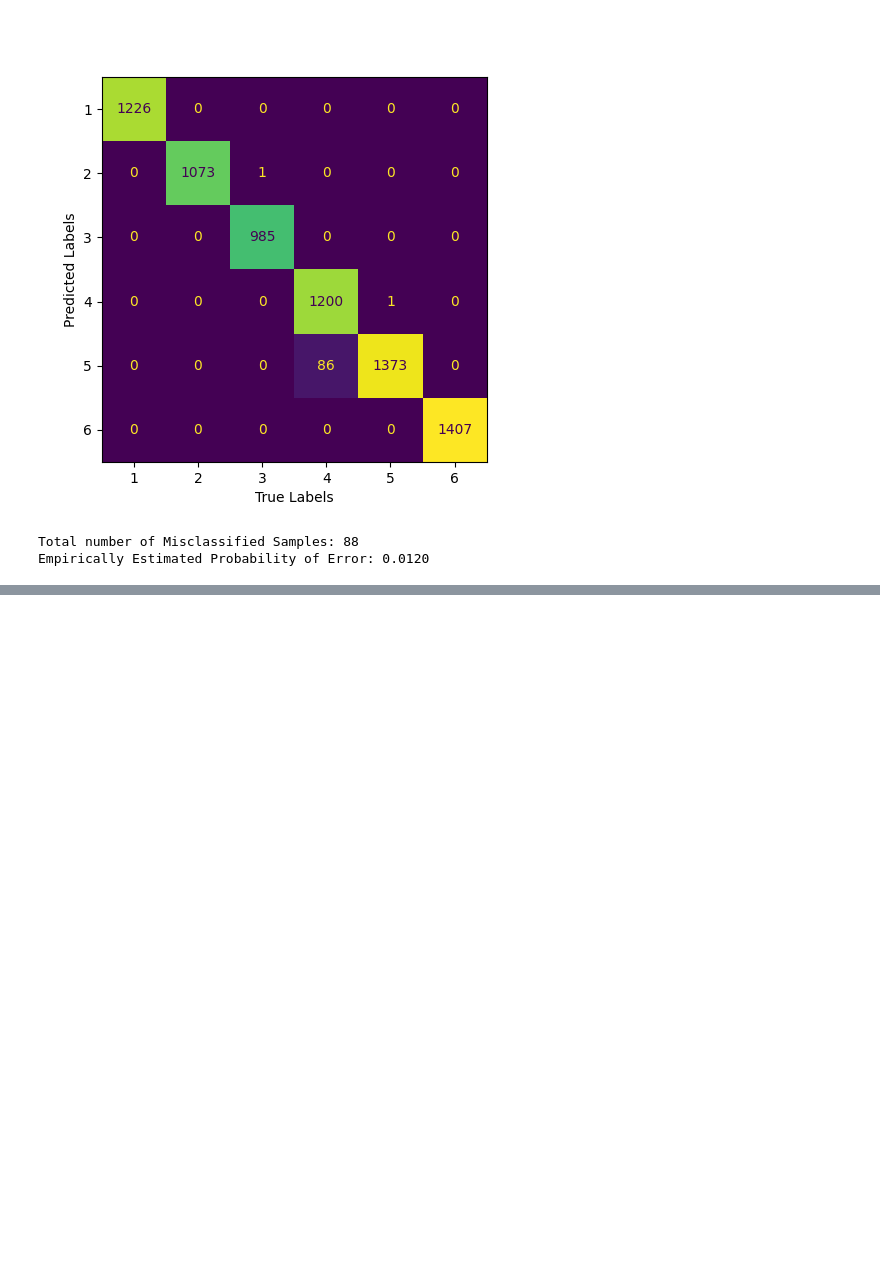
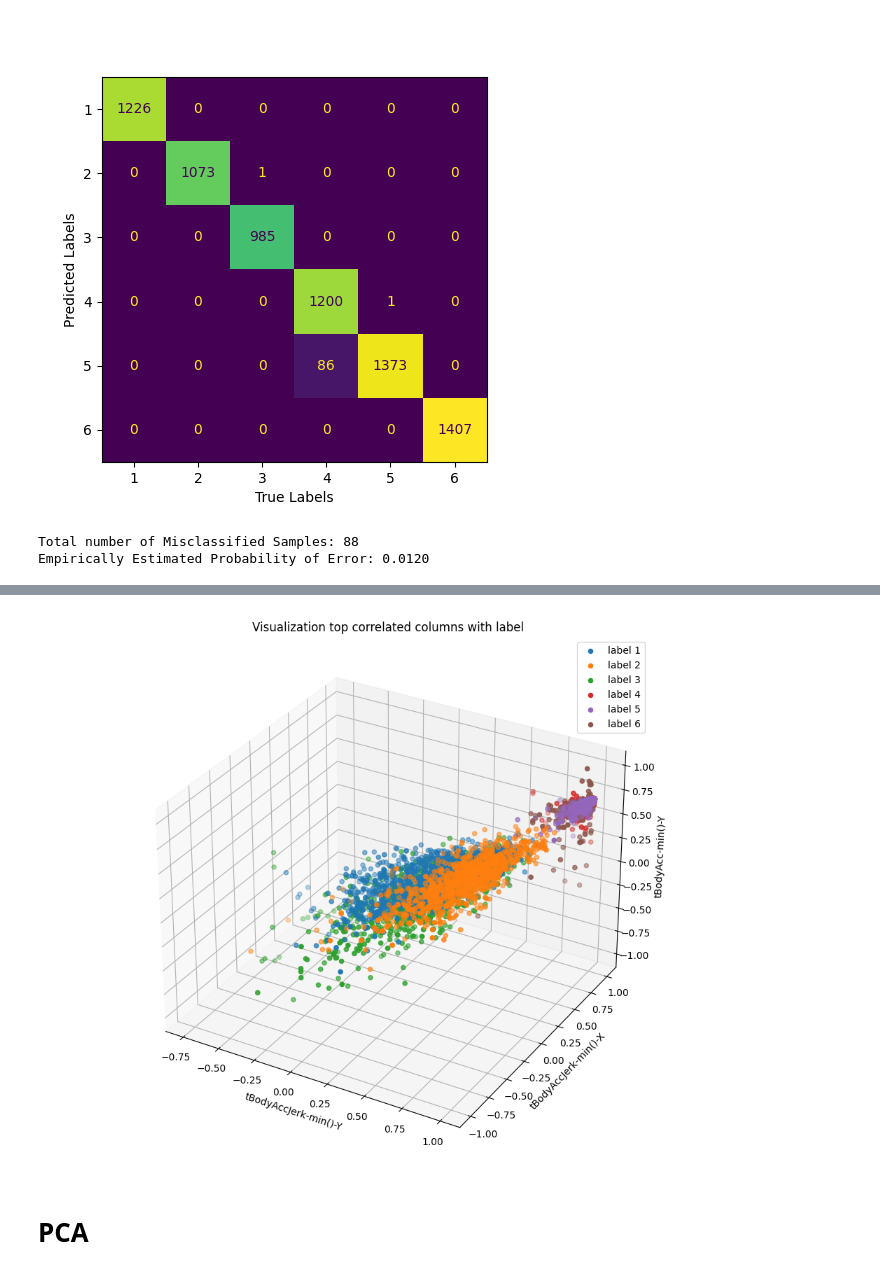
Before and after one commit to ankesh86/IntroductionToMachineLearning, a Jupyter notebook: ASSGN_q3_part2.ipynb, the cells around one changed output, grey strips where cells are left out. Saved outputs shown, nothing was run; the diff lists cells and outputs as text; code cells hidden in the pictures; blank space fills up the shorter version.

```diff
--- a/ASSGN_q3_part2.ipynb
+++ b/ASSGN_q3_part2.ipynb
@@ -121,3 +178,14 @@ print("Empirically Estimated Probability of Error: {:.4f}".format(prob_error))
 # %% [output]
 Total number of Misclassified Samples: 88
 Empirically Estimated Probability of Error: 0.0120
+# %%
+#HAR_df = pd.concat([X, Y], axis=1)
+label_df.rename(columns={label_df.columns[0]: 'label'}, inplace=True)
+HAR_df = pd.concat([feature_df, label_df], axis=1)
+
+numeric_HAR_df = HAR_df.select_dtypes(include=[np.number])
+corr_matrix = numeric_HAR_df.corr()
+top_5_correlations = corr_matrix["label"].sort_values(ascending=False).head(5)
+
+print("Top 5 positive correlations with 'label':")
+print(top_5_correlations)
@@ -123,0 +200,33 @@ Empirically Estimated Probability of Error: 0.0120
+# %%
+import numpy as np
+import matplotlib.pyplot as plt
+from mpl_toolkits.mplot3d import Axes3D
+
+# Assuming wine_df is already defined and loaded
+fig = plt.figure(figsize=(10, 8))  # Define the figure size
+ax = fig.add_subplot(111, projection='3d')  # Add a 3D subplot
+
+# Get unique qualities and sort them
+unique_qualities = np.sort(HAR_df['label'].unique())
+
+# Iterate through the sorted unique qualities
+for q in unique_qualities:
+    subset = HAR_df[HAR_df['label'] == q]
+    ax.scatter(subset['tBodyAccJerk-min()-Y'], subset['tBodyAccJerk-min()-X'], subset['tBodyAcc-min()-Y'], label=f"label {q}")
+
+# Set labels for each axis based on the features being plotted
+ax.set_xlabel("tBodyAccJerk-min()-Y")
+ax.set_ylabel("tBodyAccJerk-min()-X")
+ax.set_zlabel("tBodyAcc-min()-Y")
+
+# Add a title and a legend to the plot
+plt.title("Visualization top correlated columns with label")
+plt.legend()
+
+# Show the plot
+plt.tight_layout()
+plt.show()
+# %% [output]
+[figure, added]
+# %% [markdown]
+# **PCA**
```
Also changed, not shown: parts of 9 cells of this notebook.
